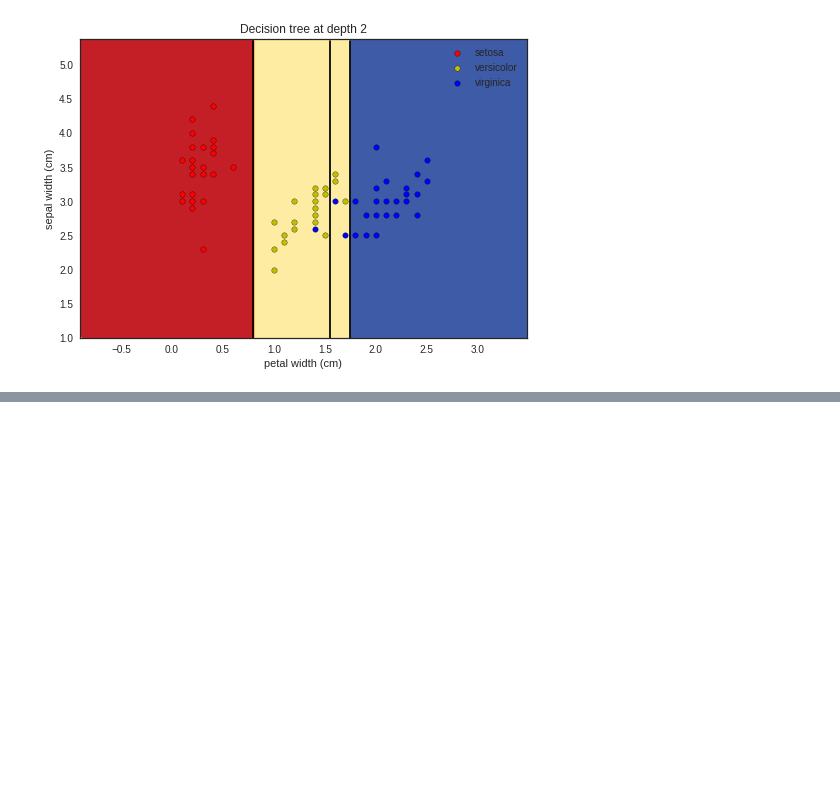
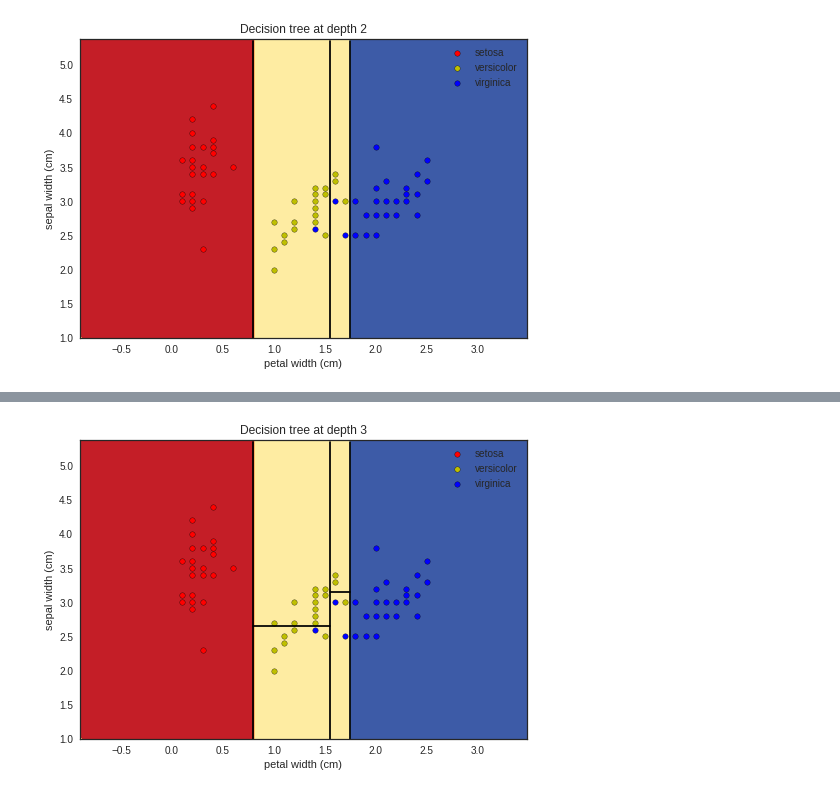
Before and after one commit to ValentinRicher/understanding-decision-trees, a Jupyter notebook: understanding_decision_trees.ipynb, the cells around one changed output, grey strips where cells are left out. Saved outputs shown, nothing was run; the diff lists cells and outputs as text; code cells hidden in the pictures; blank space fills up the shorter version.

```diff
--- a/understanding_decision_trees.ipynb
+++ b/understanding_decision_trees.ipynb
@@ -330,0 +349,4 @@ plot_decision(2)
+# %%
+plot_decision(3)
+# %% [output]
+[figure, added]
```
Also changed, not shown: parts of 5 cells of this notebook.
